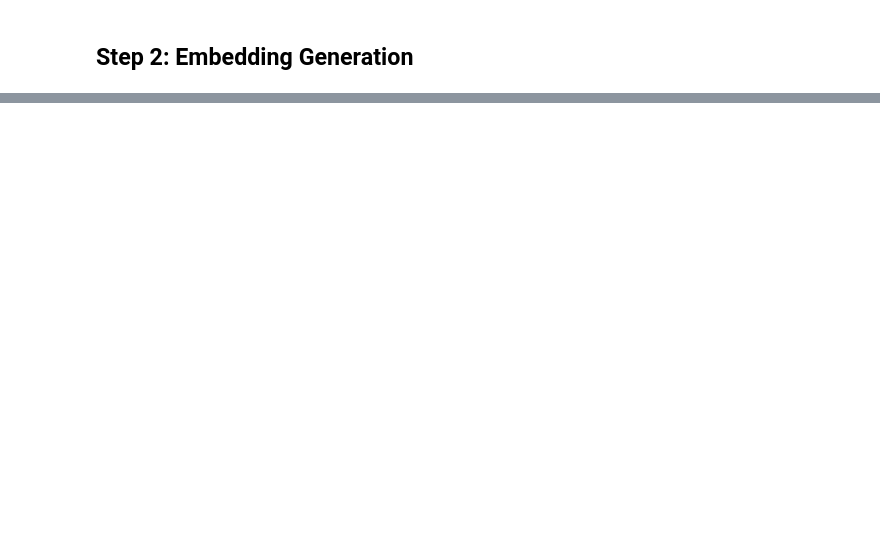
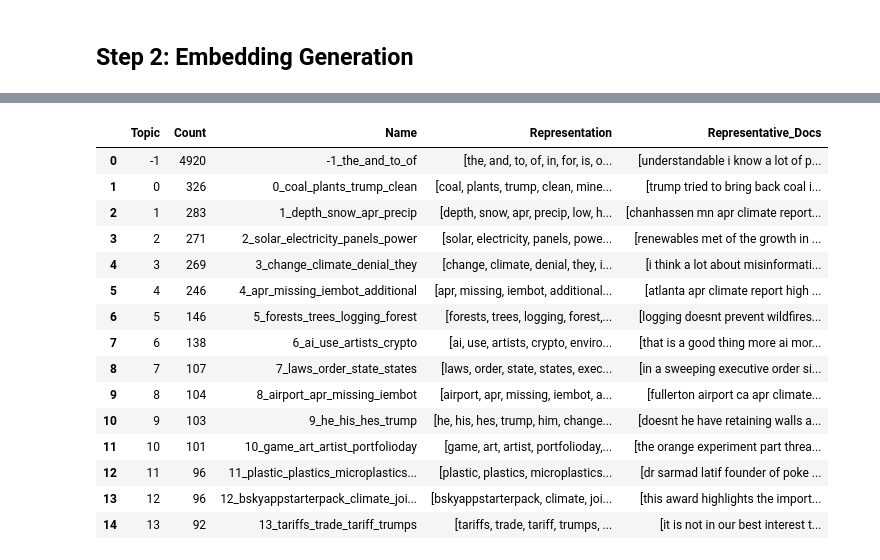
Before and after one commit to TobiasMichelsen/Climate-Discourse-on-Bluesky---Bachelor-Project, a Jupyter notebook: notebooks/Classification/BERTopic.ipynb, the cells around one changed output, grey strips where cells are left out. Saved outputs shown, nothing was run; the diff lists cells and outputs as text; code cells hidden in the pictures; blank space fills up the shorter version.

Commit message:
bertopic start

```diff
--- a/notebooks/Classification/BERTopic.ipynb
+++ b/notebooks/Classification/BERTopic.ipynb
@@ -104,0 +117,4 @@ climate_df.head()
+# %%
+model = SentenceTransformer('all-miniLM-L6-v2')
+texts_to_embed = climate_df["clean_text"].tolist()
+embeddings = model.encode(texts_to_embed, show_progress_bar=True)
@@ -104,0 +147,7 @@ climate_df.head()
+# %%
+topic_model = BERTopic(language="english", verbose=True)
+# %%
+topics, probs = topic_model.fit_transform(texts_to_embed, embeddings)
+
+topic_model.get_topic_info().head(15)
+# %% [output]
@@ -104,0 +160,16 @@ climate_df.head()
+|  | Topic | Count | Name | Representation | Representative_Docs |
+| 0 | -1 | 4920 | -1_the_and_to_of | [the, and, to, of, in, for, is, o... | [understandable i know a lot of p... |
+| 1 | 0 | 326 | 0_coal_plants_trump_clean | [coal, plants, trump, clean, mine... | [trump tried to bring back coal i... |
+| 2 | 1 | 283 | 1_depth_snow_apr_precip | [depth, snow, apr, precip, low, h... | [chanhassen mn apr climate report... |
+| 3 | 2 | 271 | 2_solar_electricity_panels_power | [solar, electricity, panels, powe... | [renewables met of the growth in ... |
+| 4 | 3 | 269 | 3_change_climate_denial_they | [change, climate, denial, they, i... | [i think a lot about misinformati... |
+| 5 | 4 | 246 | 4_apr_missing_iembot_additional | [apr, missing, iembot, additional... | [atlanta apr climate report high ... |
+| 6 | 5 | 146 | 5_forests_trees_logging_forest | [forests, trees, logging, forest,... | [logging doesnt prevent wildfires... |
+| 7 | 6 | 138 | 6_ai_use_artists_crypto | [ai, use, artists, crypto, enviro... | [that is a good thing more ai mor... |
+| 8 | 7 | 107 | 7_laws_order_state_states | [laws, order, state, states, exec... | [in a sweeping executive order si... |
+| 9 | 8 | 104 | 8_airport_apr_missing_iembot | [airport, apr, missing, iembot, a... | [fullerton airport ca apr climate... |
+| 10 | 9 | 103 | 9_he_his_hes_trump | [he, his, hes, trump, him, change... | [doesnt he have retaining walls a... |
+| 11 | 10 | 101 | 10_game_art_artist_portfolioday | [game, art, artist, portfolioday,... | [the orange experiment part threa... |
+| 12 | 11 | 96 | 11_plastic_plastics_microplastics... | [plastic, plastics, microplastics... | [dr sarmad latif founder of poke ... |
+| 13 | 12 | 96 | 12_bskyappstarterpack_climate_joi... | [bskyappstarterpack, climate, joi... | [this award highlights the import... |
+| 14 | 13 | 92 | 13_tariffs_trade_tariff_trumps | [tariffs, trade, tariff, trumps, ... | [it is not in our best interest t... |
```
Also changed, not shown: parts of 9 cells of this notebook.
